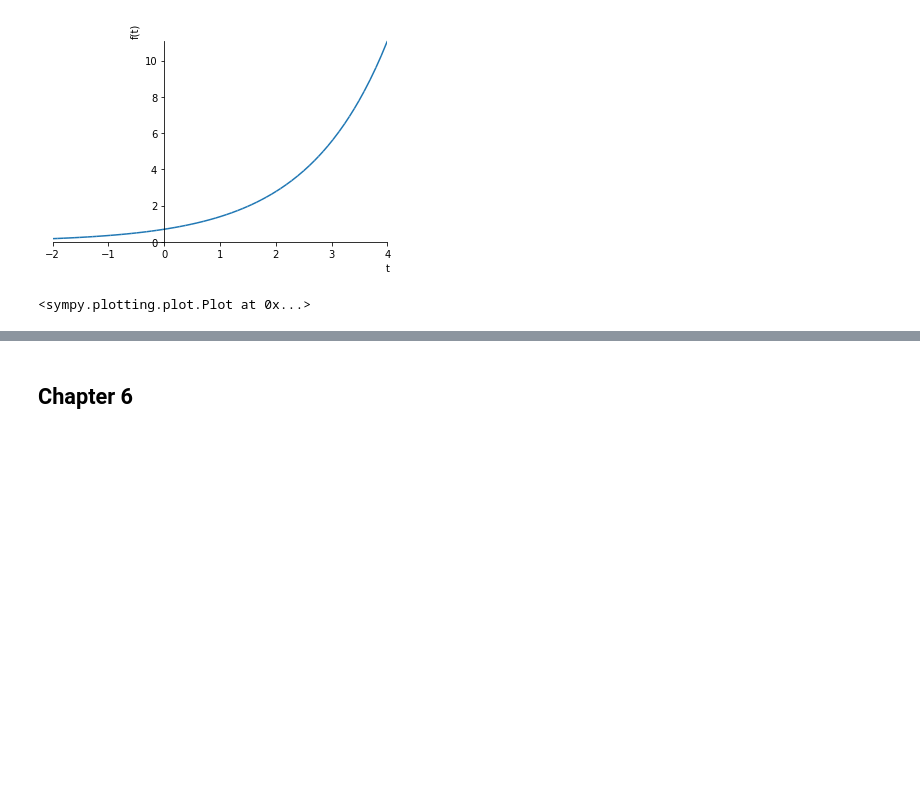
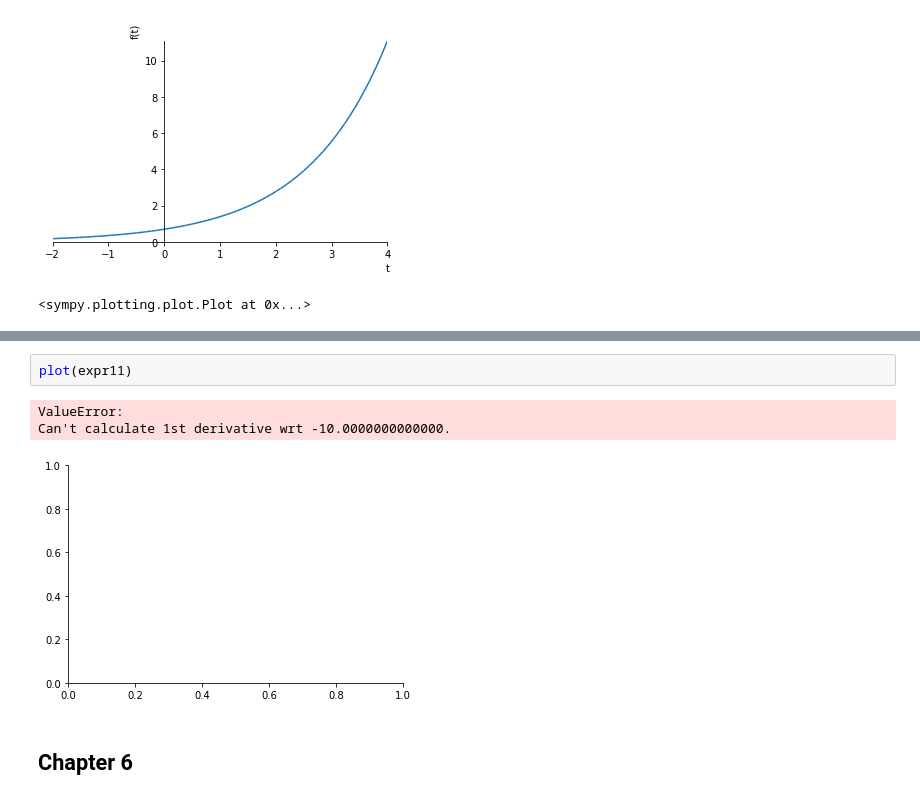
Before and after one commit to xdanger/notebooks, a Jupyter notebook: Mathematics/Essence of Caculus.ipynb, the cells around one changed output, grey strips where cells are left out. Cells and saved outputs as stored; diff of their text form; blank space fills up the shorter version.

```diff
--- a/Mathematics/Essence of Caculus.ipynb
+++ b/Mathematics/Essence of Caculus.ipynb
@@ -250,2 +250,8 @@ NameError: name 'show_eqation' is not defined
+# %%
+plot(expr11)
+# %% [output]
+ValueError:
+Can't calculate 1st derivative wrt -10.0000000000000.
+[figure, added]
 # %% [markdown]
 ## Chapter 6
```
Also changed, not shown: parts of 1 cell of this notebook.
